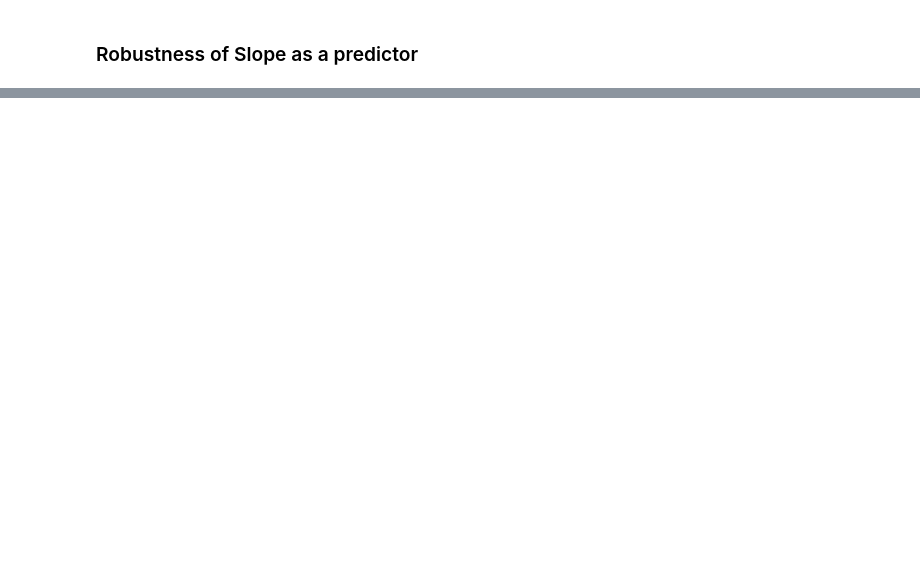
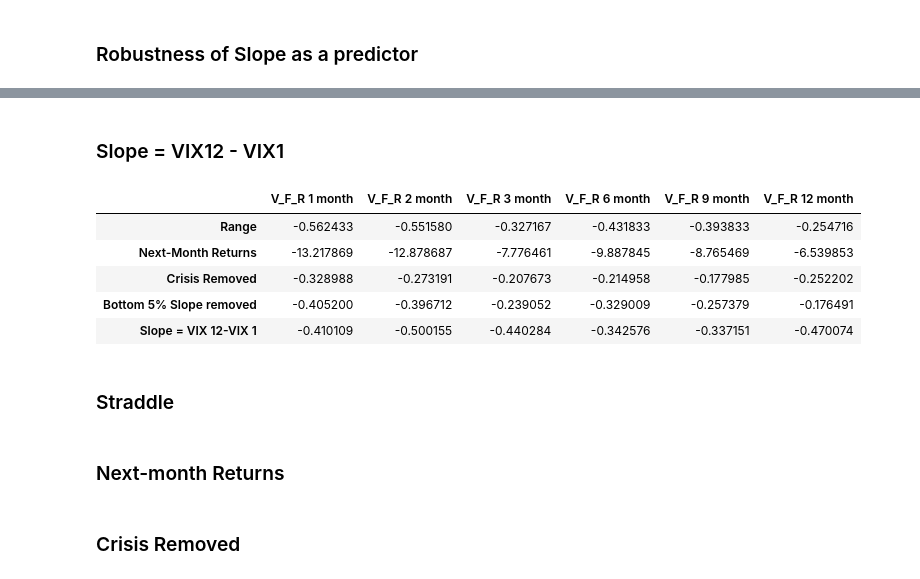
Before and after one commit to cannicj/AQF, a Jupyter notebook: All Statistical Tests.ipynb, the cells around one changed output, grey strips where cells are left out. Cells and saved outputs as stored; diff of their text form; code cells hidden in the pictures; blank space fills up the shorter version.

```diff
--- a/All Statistical Tests.ipynb
+++ b/All Statistical Tests.ipynb
@@ -519,0 +580,12 @@ m_VS_Q_Ret
+# %%
+ES_VF = XS_VIX_FUT[1:].reset_index(drop=True)
+ES_VF['Slope'] = scaled_VF['Slope']
+ES_VF['Slope_Quantile'] = pd.qcut(scaled_VF['Slope'], q=5, labels=False)
+ES_VF = ES_VF[ES_VF['Slope'] > ES_VF['Slope'].quantile(0.05)]
+ES_VF = ES_VF.drop('Slope',axis=1)
+BFIVE_VF_Q_Ret = ES_VF.sort_values(by='Slope_Quantile').groupby('Slope_Quantile').mean(numeric_only=True)*100
+range_row = pd.DataFrame(BFIVE_VF_Q_Ret.min() - BFIVE_VF_Q_Ret.max()).T
+range_row.index = ['Bottom 5% Slope removed']
+BFIVE_VF_Q_Ret = pd.concat([BFIVE_VF_Q_Ret, range_row])
+# %%
+VF_Robustness = pd.concat([VF_Robustness, BFIVE_VF_Q_Ret.iloc[5:,:]])
@@ -519,0 +600,24 @@ m_VS_Q_Ret
+# %% [markdown]
+### Slope = VIX12 - VIX1
+# %%
+NM_ES_VF = XS_VIX_FUT[1:].reset_index(drop=True)
+NM_ES_VF['Slope_Quantile'] = pd.qcut((VIX_FUT_MERGED['12 month'] - VIX_FUT_MERGED['1 month']), q=5, labels=False).reset_index(drop=True)
+NM_VF_Q_Ret = NM_ES_VF.sort_values(by='Slope_Quantile').groupby('Slope_Quantile').mean(numeric_only=True)*100
+range_row = pd.DataFrame(NM_VF_Q_Ret.min() - NM_VF_Q_Ret.max()).T
+range_row.index = ['Slope = VIX 12-VIX 1']
+NM_VF_Q_Ret = pd.concat([NM_VF_Q_Ret, range_row])
+# %%
+VF_Robustness = pd.concat([VF_Robustness, NM_VF_Q_Ret.iloc[5:,:]])
+# %%
+VF_Robustness
+# %% [output]
+|  | V_F_R 1 month | V_F_R 2 month | V_F_R 3 month | V_F_R 6 month | V_F_R 9 month | V_F_R 12 month |
+| Range | -0.562433 | -0.551580 | -0.327167 | -0.431833 | -0.393833 | -0.254716 |
+| Next-Month Returns | -13.217869 | -12.878687 | -7.776461 | -9.887845 | -8.765469 | -6.539853 |
+| Crisis Removed | -0.328988 | -0.273191 | -0.207673 | -0.214958 | -0.177985 | -0.252202 |
+| Bottom 5% Slope removed | -0.405200 | -0.396712 | -0.239052 | -0.329009 | -0.257379 | -0.176491 |
+| Slope = VIX 12-VIX 1 | -0.410109 | -0.500155 | -0.440284 | -0.342576 | -0.337151 | -0.470074 |
+# %% [markdown]
+### Straddle
+# %% [markdown]
+### Next-month Returns
@@ -519,0 +634,2 @@ m_VS_Q_Ret
+# %% [markdown]
+### Crisis Removed
```
Also changed, not shown: parts of 55 cells of this notebook.
